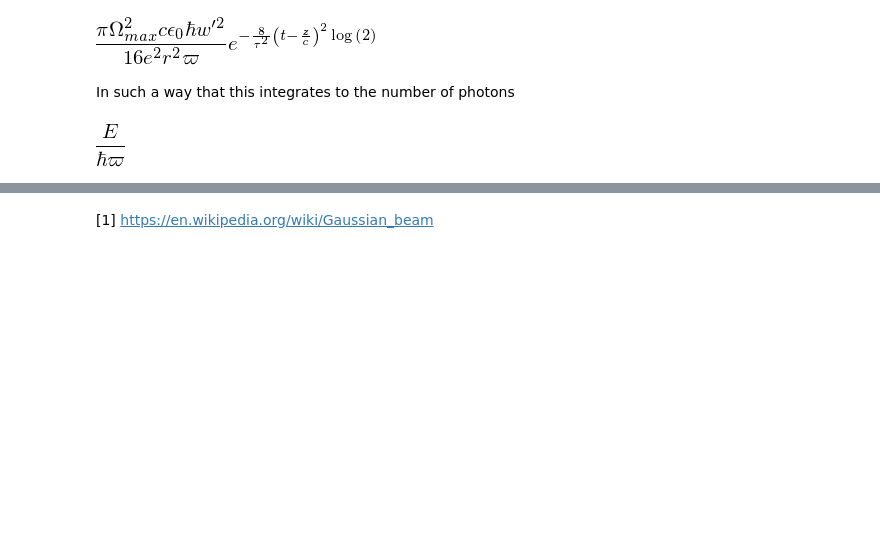
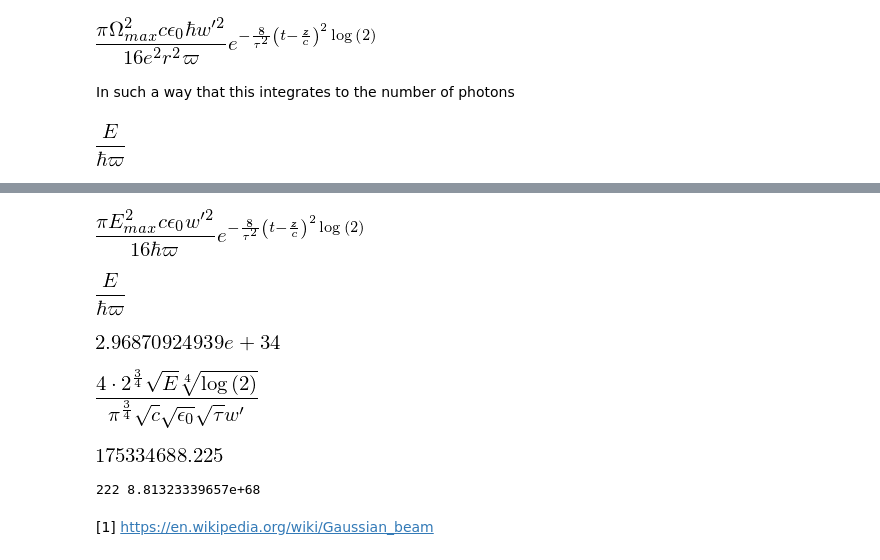
Before and after one commit to oscarlazoarjona/quantum_memories, a Jupyter notebook: examples/Measuring Rabi frequencies.ipynb, the cells around one changed output, grey strips where cells are left out. Cells and saved outputs as stored; diff of their text form; code cells hidden in the pictures; blank space fills up the shorter version.

```diff
--- a/examples/Measuring Rabi frequencies.ipynb
+++ b/examples/Measuring Rabi frequencies.ipynb
@@ -147,0 +158,29 @@ integrate(photon_flow_Rabi, (t, -oo, oo)).subs({Omega: Omega_peak})
+# %%
+E_max = symbols("E_max", real=True)
+photon_flow_field = const_field*(Omega_pulse*Omega_pulse.conjugate()).subs({Omega: E_max})
+photon_flow_field
+# %% [output]
+[figure, added]
+# %%
+integrate(photon_flow_field, (t, -oo, oo)).subs({E_max: Field_peak})
+# %% [output]
+[figure, added]
+# %%
+import numpy as np
+
+energy_pulse1, omega_laser1, hbar, w1, c, epsilon_0, tau1, E01_peak, t0s, D = 2.33049159156e-19, 2.2098937135e+15, 1.05457180014e-34, 0.00028, 299792458.0, 8.85418781762e-12, 7.73085100611e-10, 2.96870924939e+34, 1.18012452835e-09, 0.0756
+Nt, T = 25500, 8e-9
+tt = np.linspace(0, T, Nt)
+E01_peak = 4*2**(0.75)*np.sqrt(energy_pulse1) *(np.log(2.0))**(0.25)/(np.pi**(0.75)*w1*np.sqrt(c*epsilon_0*tau1))
+E01_peak
+# %% [output]
+[figure, added]
+# %%
+Field_peak
+# %% [output]
+[figure, added]
+# %%
+const1 = np.pi*c*epsilon_0*(w1)**2/16.0/hbar/omega_laser1
+const1
+# %% [output]
+[figure, added]
@@ -148,2 +189,6 @@ integrate(photon_flow_Rabi, (t, -oo, oo)).subs({Omega: Omega_peak})
+# %%
+print 222, np.amax(np.real(E01_boundary*E01_boundary.conjugate()))
+# %% [output]
+222 8.81323339657e+68
 # %% [markdown]
 [1] https://en.wikipedia.org/wiki/Gaussian_beam
```
Also changed, not shown: parts of 3 cells of this notebook, 5 other files.
